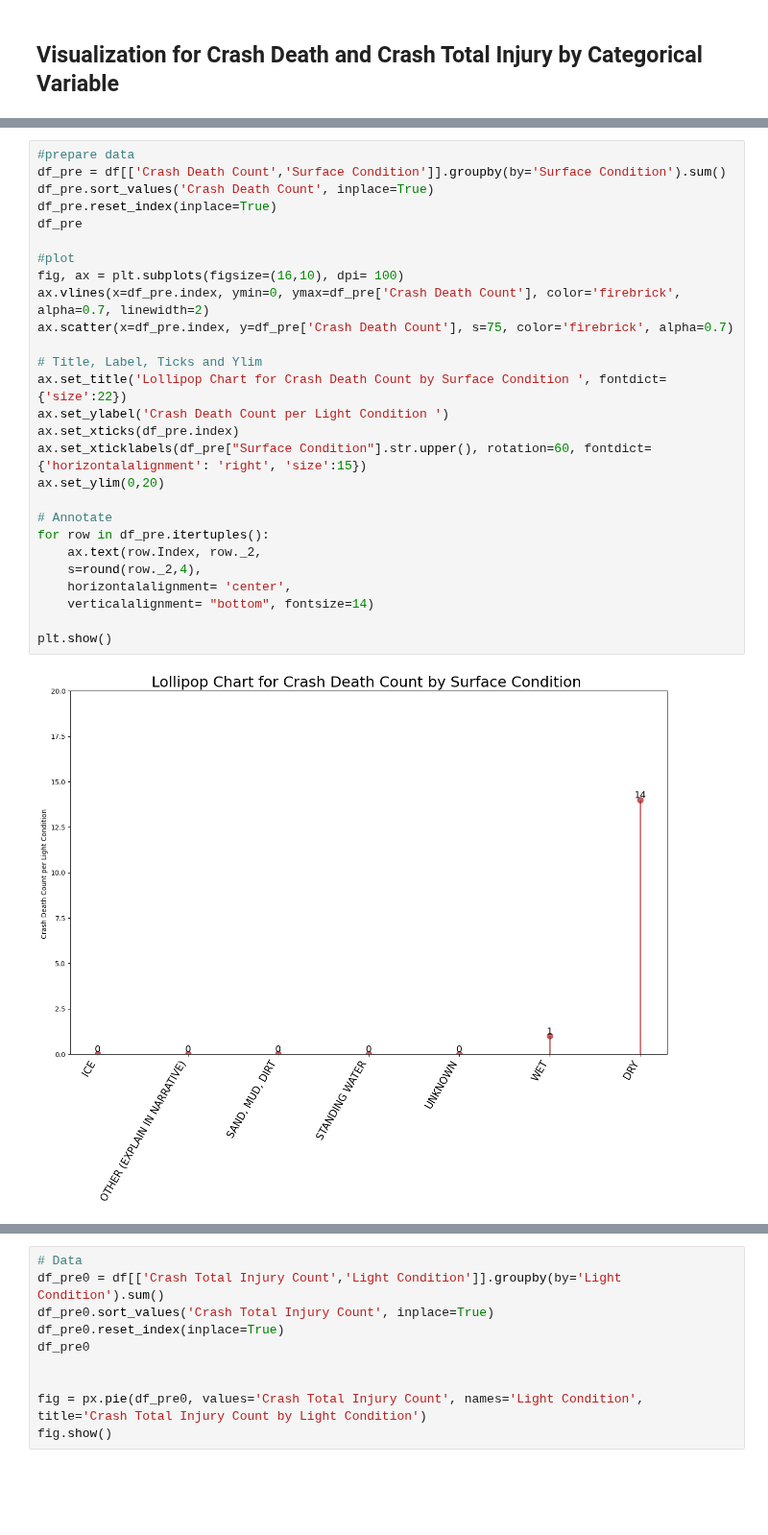
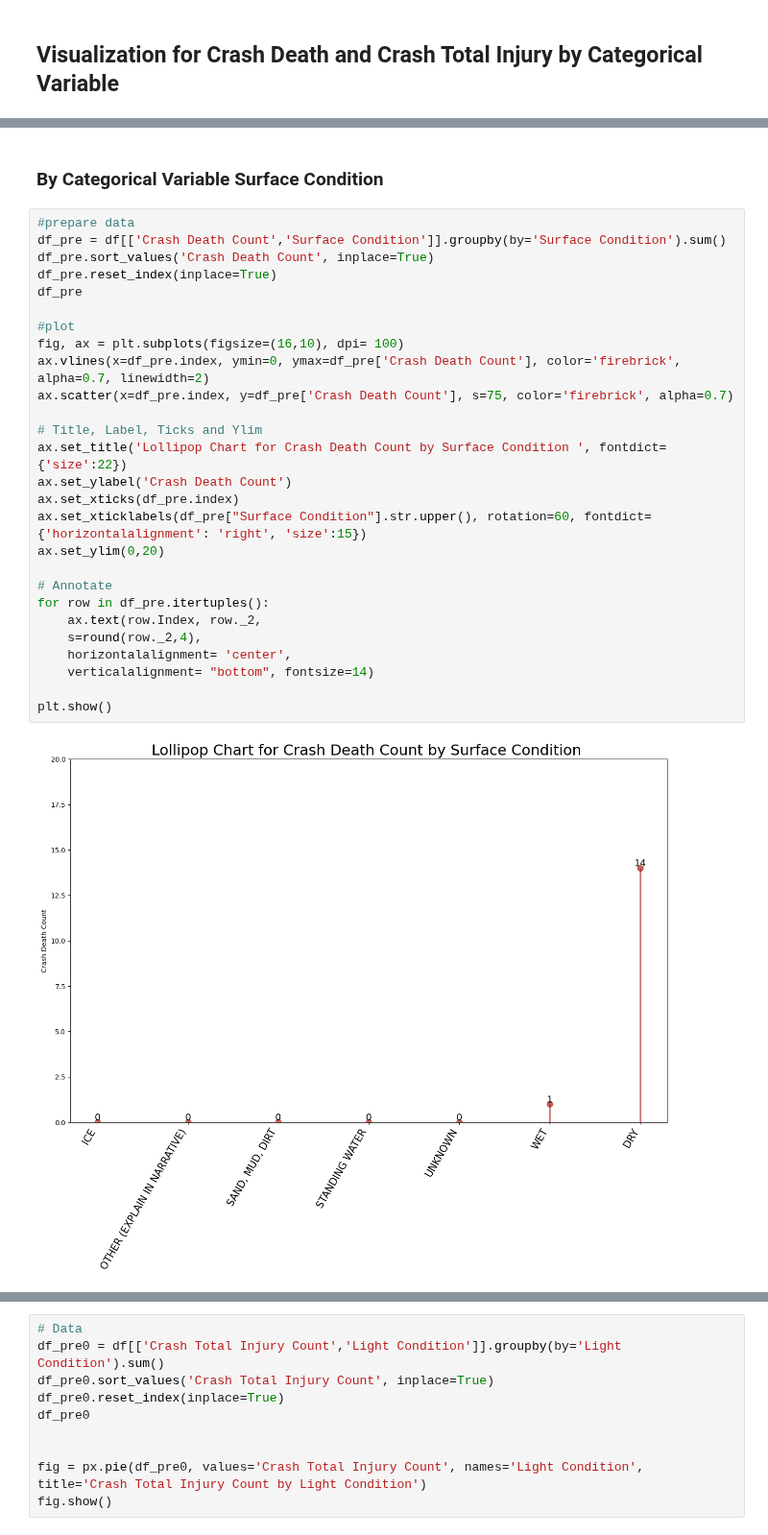
Before and after one commit to soonkienyuan/data-wrangling-school-project, a Jupyter notebook: exploratory data analysis part 1.ipynb, the cells around one changed output, grey strips where cells are left out. Shown at 96% size. Saved outputs shown, nothing was run; the diff lists cells and outputs as text; blank space fills up the shorter version.

```diff
--- a/exploratory data analysis part 1.ipynb
+++ b/exploratory data analysis part 1.ipynb
@@ -121,29 +135,31 @@ fig.show()
+# %% [markdown]
+### By Categorical Variable Surface Condition
 # %%
 #prepare data
 df_pre = df[['Crash Death Count','Surface Condition']].groupby(by='Surface Condition').sum()
 df_pre.sort_values('Crash Death Count', inplace=True)
 df_pre.reset_index(inplace=True)
 df_pre
 
 #plot
 fig, ax = plt.subplots(figsize=(16,10), dpi= 100)
 ax.vlines(x=df_pre.index, ymin=0, ymax=df_pre['Crash Death Count'], color='firebrick', alpha=0.7, linewidth=2)
 ax.scatter(x=df_pre.index, y=df_pre['Crash Death Count'], s=75, color='firebrick', alpha=0.7)
 
 # Title, Label, Ticks and Ylim
 ax.set_title('Lollipop Chart for Crash Death Count by Surface Condition ', fontdict={'size':22})
-ax.set_ylabel('Crash Death Count per Light Condition ')
+ax.set_ylabel('Crash Death Count')
 ax.set_xticks(df_pre.index)
 ax.set_xticklabels(df_pre["Surface Condition"].str.upper(), rotation=60, fontdict={'horizontalalignment': 'right', 'size':15})
 ax.set_ylim(0,20)
 
 # Annotate
 for row in df_pre.itertuples():
     ax.text(row.Index, row._2,
     s=round(row._2,4),
     horizontalalignment= 'center',
     verticalalignment= "bottom", fontsize=14)
 
 plt.show()
 # %% [output]
-[figure, old version]
+[figure, new version]
```
Also changed, not shown: parts of 9 cells of this notebook.
